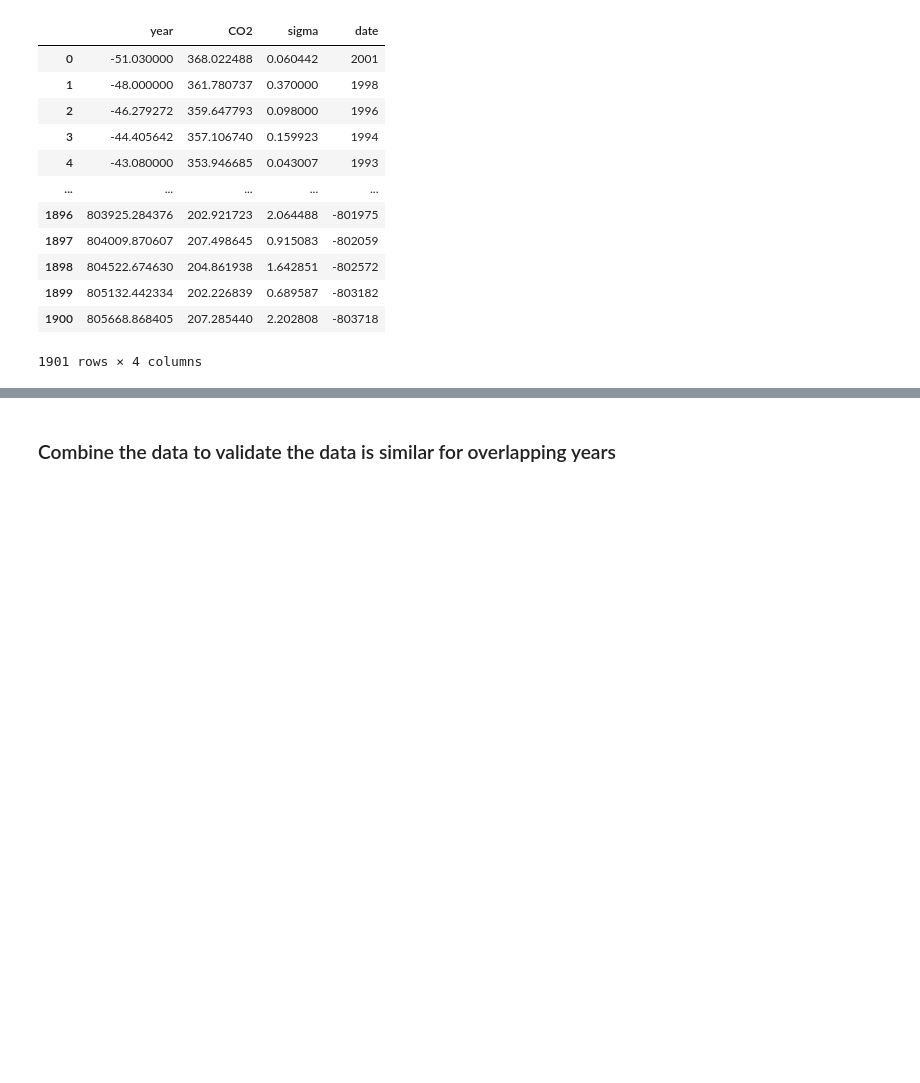
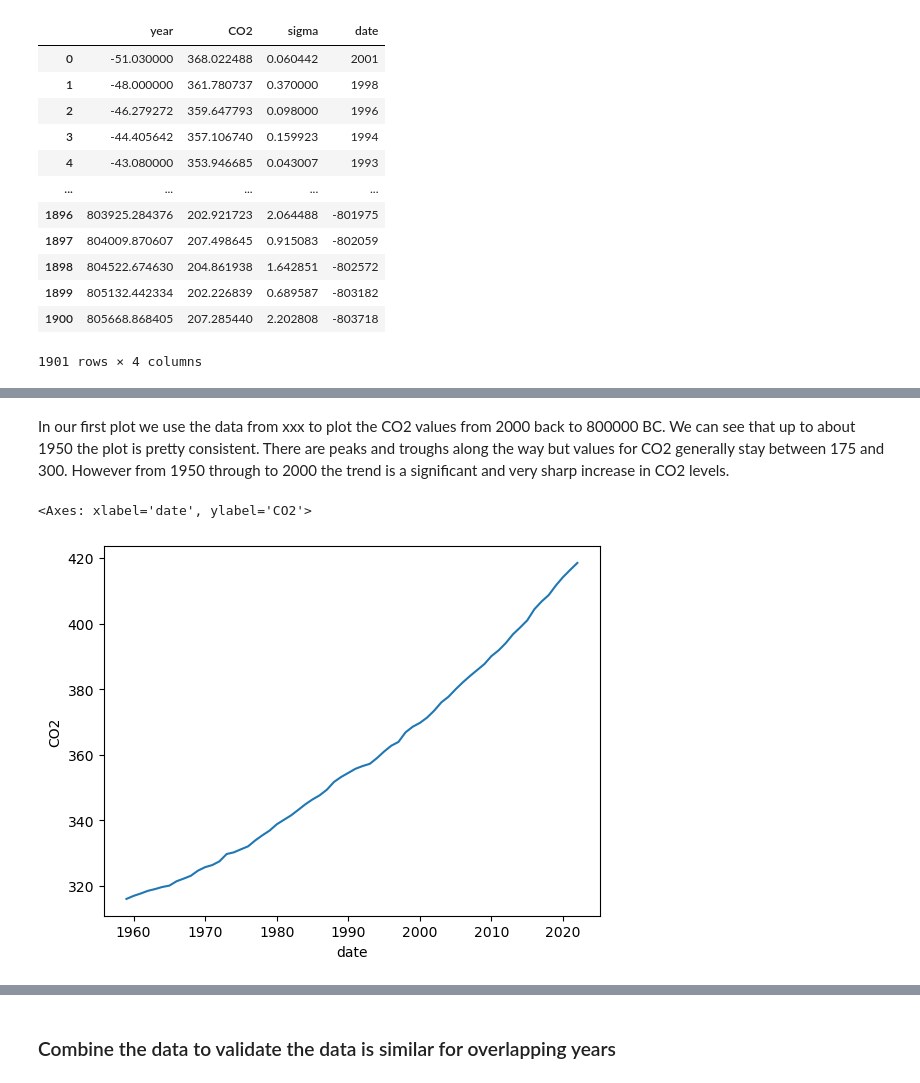
Before and after one commit to PeeBs68/prog_da_project2, a Jupyter notebook: project2.ipynb, the cells around one changed output, grey strips where cells are left out. Cells and saved outputs as stored; diff of their text form; code cells hidden in the pictures; blank space fills up the shorter version.

```diff
--- a/project2.ipynb
+++ b/project2.ipynb
@@ -91,0 +94,7 @@ sns.lineplot(data=ncei_df, x='date', y='CO2')
+# %% [markdown]
+In our first plot we use the data from xxx to plot the CO2 values from 2000 back to 800000 BC. We can see that up to about 1950 the plot is pretty consistent. There are peaks and troughs along the way but values for CO2 generally stay between 175 and 300. However from 1950 through to 2000 the trend is a significant and very sharp increase in CO2 levels.
+# %%
+sns.lineplot(data=gml_df, x='date', y='CO2')
+# %% [output]
+<Axes: xlabel='date', ylabel='CO2'>
+[figure, added]
```
Also changed, not shown: parts of 22 cells of this notebook.
